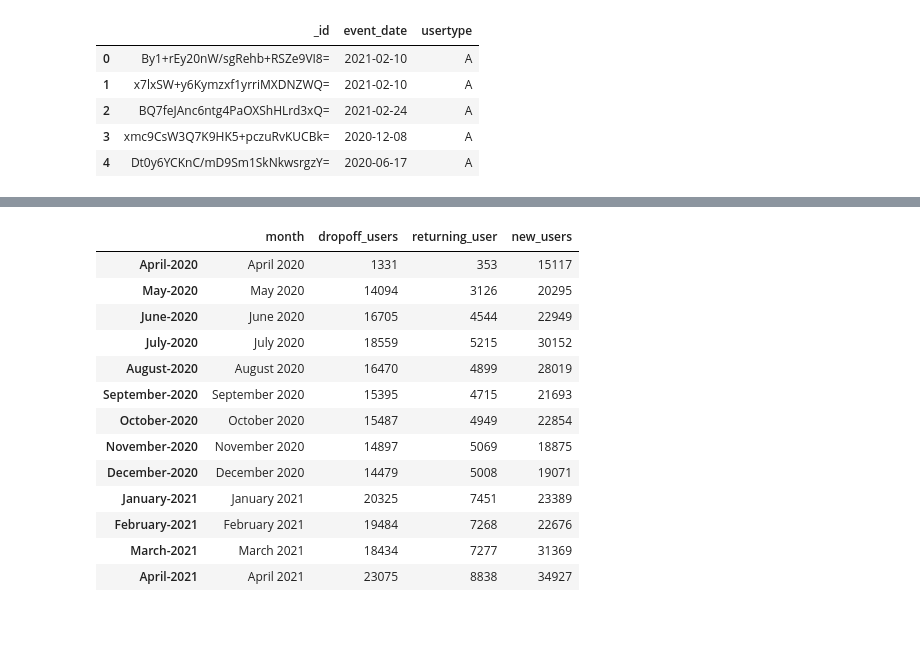
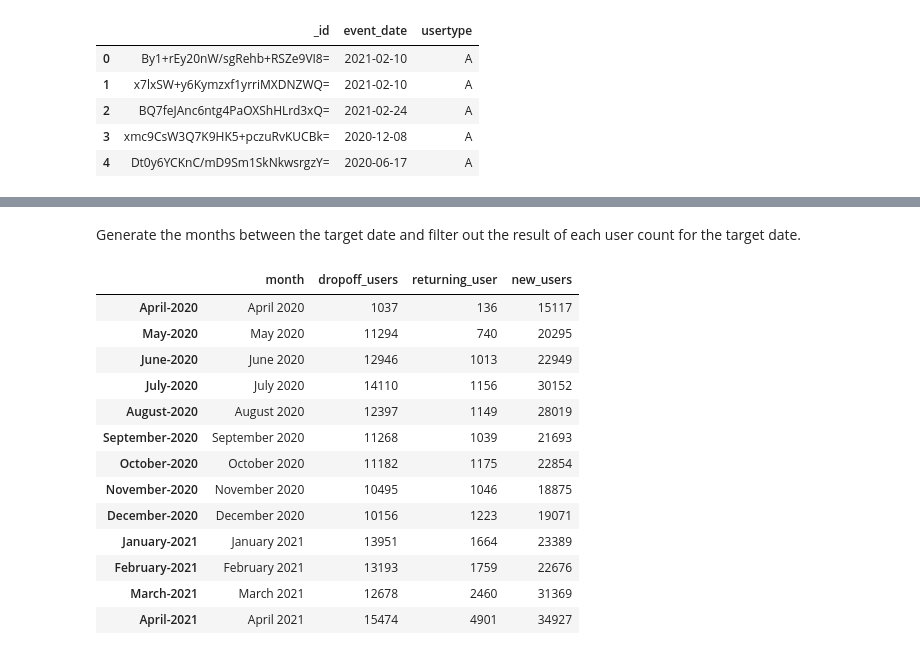
Before and after one commit to Solutionist/rentspree, a Jupyter notebook: rentspree.ipynb, the cells around one changed output, grey strips where cells are left out. Cells and saved outputs as stored; diff of their text form; code cells hidden in the pictures; blank space fills up the shorter version.

```diff
--- a/rentspree.ipynb
+++ b/rentspree.ipynb
@@ -8,0 +17,6 @@ from tqdm import tqdm
+# %%
+years = [2020, 2021]
+months = list(calendar.month_name[1:])
+churn = {'A': 360, 'B': 360, 'C': 120, 'D': 260}
+max_date_range = '2021-04-30'
+target_date_range = ['2020-04-1', max_date_range]
@@ -23,5 +39,5 @@ df.head(5)
 df['event_date'] = pd.to_datetime(df['event_date'])
 
 # Sort dataframe
-df = df[df['event_date'] <= '2021-04-30']
+df = df[df['event_date'] <= max_date_range]
 df = df.sort_values(by=['_id', 'event_date'])
@@ -64,13 +95,12 @@ df_ft = df.drop_duplicates(subset=['_id'], keep='first')
 df_ft = df_ft.sort_values(by='event_date')
 df_ft['first_tran'] = True
 df_ft_merge = df_ft
-df_ft = df_ft[df_ft['event_date'] >= '2020-04-01']
 
 # Count new user for each months
 for _, row in tqdm(df_ft.iterrows()):
-    newUser["{}-{}".format(calendar.month_name[row['event_date'].month], row['event_date'].year)] += 1
+    if row['event_date'].year in years:
+        newUser["{}-{}".format(calendar.month_name[row['event_date'].month], row['event_date'].year)] += 1
 
 # New users
-newUser = {k:v for k,v in newUser.items() if v != 0}
 newUser
 # %% [output]
@@ -93,19 +131,12 @@ df_lt_churn = df.drop_duplicates(subset=['_id'], keep='last')
 df_lt_churn = df_lt_churn.sort_values(by='event_date')
 df_lt_merge = df_lt_churn
 
-# Churn periods
-churn = {'A': 360, 'B': 360, 'C': 120, 'D': 260}
+# Add the churn values to all of the row and count dropOff date
+for idx, row in tqdm(df_lt_churn.iterrows()):
+    diff = row['event_date'] + datetime.timedelta(days=churn[row['usertype']])
 
-# Add the churn values to all of the row
-for idx, row in tqdm(df_lt_churn.iterrows()):
-    df_lt_churn.at[idx, 'event_date'] = row['event_date'] + datetime.timedelta(days=churn[row['usertype']])
-
-# Filter
-df_lt_churn = df_lt_churn[(df_lt_churn['event_date'] >= '2020-04-01') & (df_lt_churn['event_date'] <= '2021-04-30')]
-
-# Count drop off user for each months
-for _, row in tqdm(df_lt_churn.iterrows()):
-    dropOff["{}-{}".format(calendar.month_name[row['event_date'].month], row['event_date'].year)] += 1
+    if diff.year in years:
+        dropOff["{}-{}".format(calendar.month_name[diff.month], diff.year)] += 1
 
 # Old users
 dropOff
@@ -243,0 +244,3 @@ dropOff
+# %% [markdown]
+Generate the months between the target date and filter out the result of each
+user count for the target date.
@@ -244,31 +289,19 @@ dropOff
 # %%
-month_list = []
-
-# Create month list
-for y in years:
-    for i, m in enumerate(months):
-        if y == 2020:
-            if i > 2:
-                month_list.append('{} {}'.format(m, y))
-        if y == 2021:
-            if i < 4:
-                month_list.append('{} {}'.format(m, y))
-
 df_final = pd.DataFrame({'month': month_list, 'dropoff_users': pd.Series(dropOff), 'returning_user': pd.Series(returnUser), 'new_users': pd.Series(newUser)})
 df_final
 # %% [output]
 |  | month | dropoff_users | returning_user | new_users |
-| April-2020 | April 2020 | 1331 | 353 | 15117 |
-| May-2020 | May 2020 | 14094 | 3126 | 20295 |
-| June-2020 | June 2020 | 16705 | 4544 | 22949 |
-| July-2020 | July 2020 | 18559 | 5215 | 30152 |
-| August-2020 | August 2020 | 16470 | 4899 | 28019 |
-| September-2020 | September 2020 | 15395 | 4715 | 21693 |
-| October-2020 | October 2020 | 15487 | 4949 | 22854 |
-| November-2020 | November 2020 | 14897 | 5069 | 18875 |
-| December-2020 | December 2020 | 14479 | 5008 | 19071 |
-| January-2021 | January 2021 | 20325 | 7451 | 23389 |
-| February-2021 | February 2021 | 19484 | 7268 | 22676 |
-| March-2021 | March 2021 | 18434 | 7277 | 31369 |
-| April-2021 | April 2021 | 23075 | 8838 | 34927 |
+| April-2020 | April 2020 | 1037 | 136 | 15117 |
+| May-2020 | May 2020 | 11294 | 740 | 20295 |
+| June-2020 | June 2020 | 12946 | 1013 | 22949 |
+| July-2020 | July 2020 | 14110 | 1156 | 30152 |
+| August-2020 | August 2020 | 12397 | 1149 | 28019 |
+| September-2020 | September 2020 | 11268 | 1039 | 21693 |
+| October-2020 | October 2020 | 11182 | 1175 | 22854 |
+| November-2020 | November 2020 | 10495 | 1046 | 18875 |
+| December-2020 | December 2020 | 10156 | 1223 | 19071 |
+| January-2021 | January 2021 | 13951 | 1664 | 23389 |
+| February-2021 | February 2021 | 13193 | 1759 | 22676 |
+| March-2021 | March 2021 | 12678 | 2460 | 31369 |
+| April-2021 | April 2021 | 15474 | 4901 | 34927 |
 # %%
```
Also changed, not shown: parts of 22 cells of this notebook, 1 other file.
